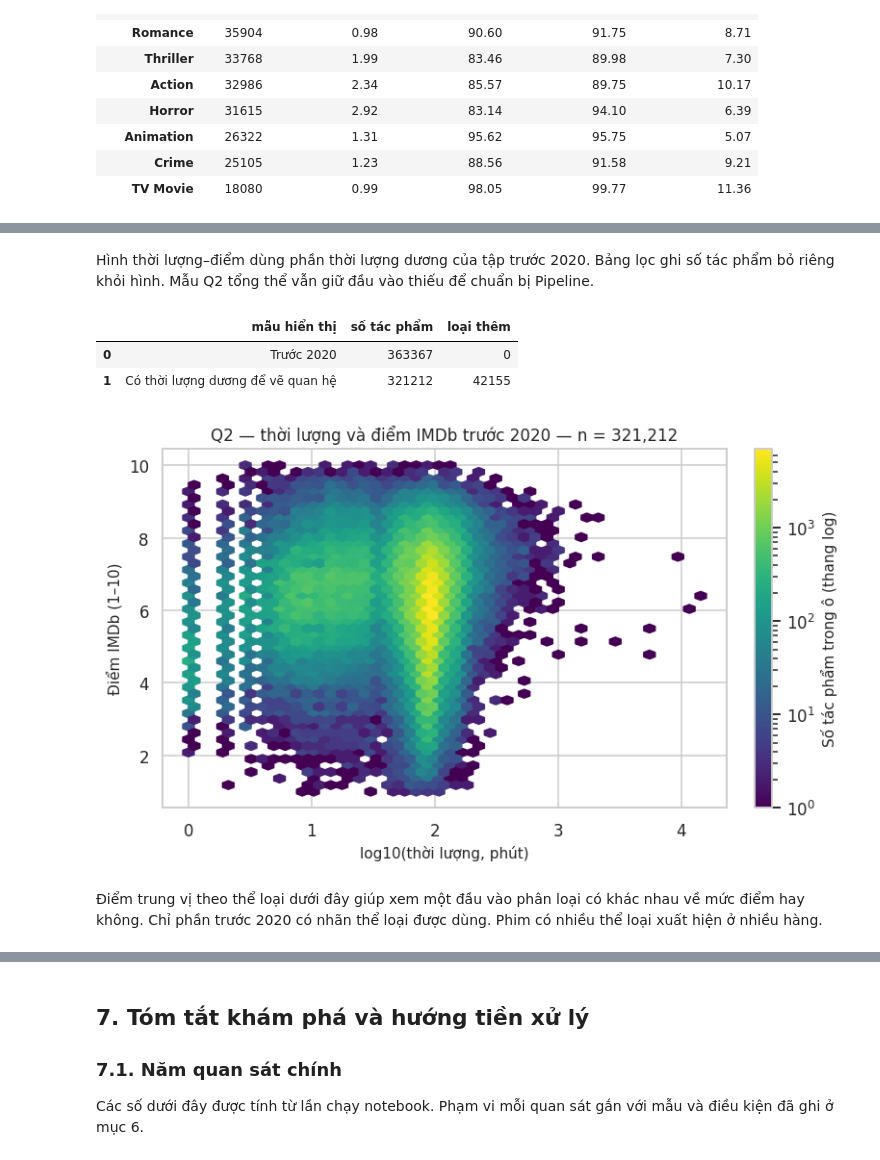
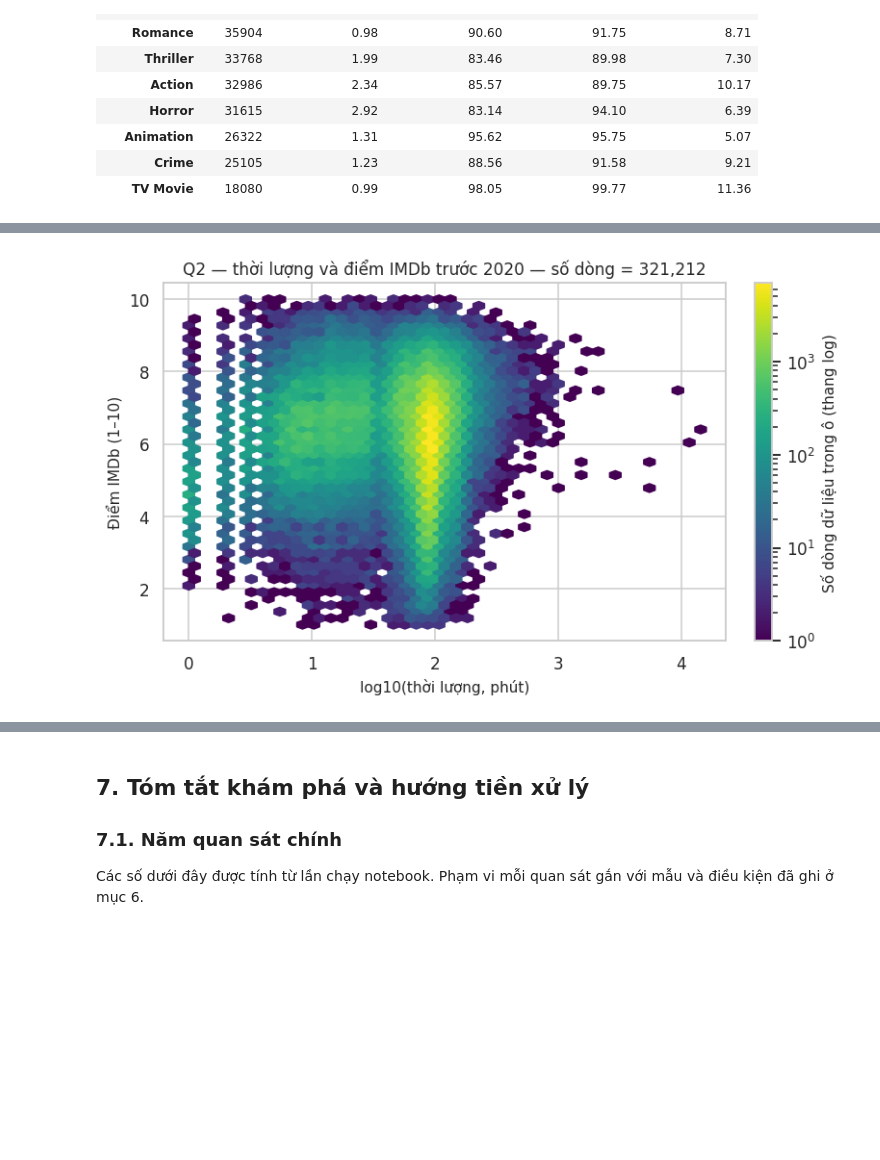
Before and after one commit to tranthuankhang/Movies-Dataset, a Jupyter notebook: notebooks/01_collection_exploration.ipynb, the cells around one changed output, grey strips where cells are left out. Cells and saved outputs as stored; diff of their text form; code cells hidden in the pictures; blank space fills up the shorter version.

```diff
--- a/notebooks/01_collection_exploration.ipynb
+++ b/notebooks/01_collection_exploration.ipynb
@@ -1116,15 +1082,16 @@ analysis_base['period'] = raw_periods.loc[analysis_base.index]
 analysis_base['genre_list'] = genre_lists.loc[analysis_base.index]
 has_genre = genre_count.gt(0)
 year_1990_2024 = release_years.between(1990, 2024)
+year_through_2025 = release_years.le(2025)
 released = movies.status.eq('Released')
 valid_imdb = movies.averageRating.between(1, 10) & movies.numVotes.gt(0)
 valid_pair = movies.vote_average.between(0, 10) & valid_imdb & movies.vote_count.gt(0)
 question_steps = {
-    'Q1': [('Trạng thái Released', released), ('Năm 1990–2024', year_1990_2024),
-           ('Có hai điểm hợp lệ và lượt chấm', valid_pair),
+    'Q1': [('Trạng thái Released', released), ('Có ngày phát hành đọc được và năm ≤ 2025', year_through_2025),
+           ('Hai điểm trong thang và có lượt chấm ở cả hai bên', valid_pair),
            ('Ít nhất 10 lượt ở mỗi nền tảng', movies.vote_count.ge(10) & movies.numVotes.ge(10))],
     'Q2': [('Trạng thái Released', released),
-           ('Có năm phát hành và năm ≤ 2024', release_years.notna() & release_years.le(2024)),
+           ('Có ngày phát hành đọc được và năm ≤ 2025', year_through_2025),
            ('Có điểm IMDb từ 1 đến 10 và có lượt', valid_imdb)],
     'Q3': [('Trạng thái Released', released), ('Năm 1990–2024', year_1990_2024),
            ('Thời lượng dương', movies.runtime.gt(0)), ('Có thể loại', has_genre)],
@@ -1365,22 +1237,11 @@ dtype: int64
-# %% [markdown]
-Hình thời lượng–điểm dùng phần thời lượng dương của tập trước 2020. Bảng lọc ghi số tác phẩm bỏ riêng khỏi hình. Mẫu Q2 tổng thể vẫn giữ đầu vào thiếu để chuẩn bị Pipeline.
 # %%
 ml_runtime = ml_train.loc[ml_train.runtime.gt(0)]
-display(pd.DataFrame([
-    ['Trước 2020', len(ml_train), 0],
-    ['Có thời lượng dương để vẽ quan hệ', len(ml_runtime), len(ml_train) - len(ml_runtime)],
-], columns=['mẫu hiển thị', 'số tác phẩm', 'loại thêm']))
 fig, ax = plt.subplots(figsize=(7, 4.2), layout='constrained')
 hb = ax.hexbin(np.log10(ml_runtime.runtime), ml_runtime.averageRating,
                gridsize=45, mincnt=1, bins='log', cmap='viridis')
-ax.set(title=f'Q2 — thời lượng và điểm IMDb trước 2020 — n = {len(ml_runtime):,}',
+ax.set(title=f'Q2 — thời lượng và điểm IMDb trước 2020 — số dòng = {len(ml_runtime):,}',
        xlabel='log10(thời lượng, phút)', ylabel='Điểm IMDb (1–10)')
-fig.colorbar(hb, ax=ax, label='Số tác phẩm trong ô (thang log)')
+fig.colorbar(hb, ax=ax, label='Số dòng dữ liệu trong ô (thang log)')
 plt.show()
 # %% [output]
-|  | mẫu hiển thị | số tác phẩm | loại thêm |
-| 0 | Trước 2020 | 363367 | 0 |
-| 1 | Có thời lượng dương để vẽ quan hệ | 321212 | 42155 |
-[figure, old version]
+[figure, new version]
-# %% [markdown]
-Điểm trung vị theo thể loại dưới đây giúp xem một đầu vào phân loại có khác nhau về mức điểm hay không. Chỉ phần trước 2020 có nhãn thể loại được dùng. Phim có nhiều thể loại xuất hiện ở nhiều hàng.
```
Also changed, not shown: parts of 74 cells of this notebook, 3 other files.
